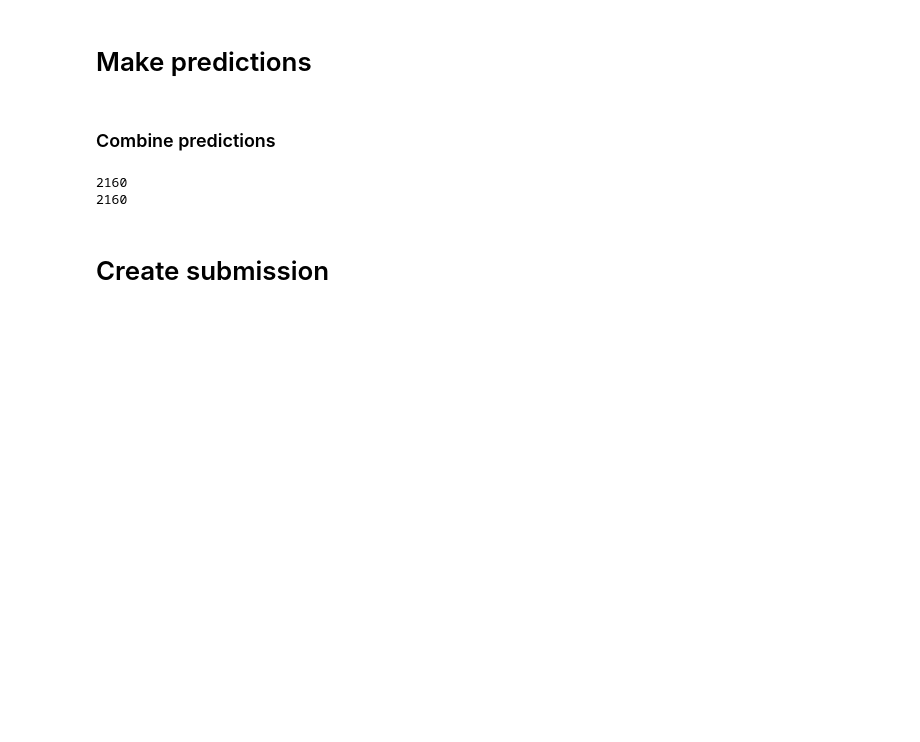
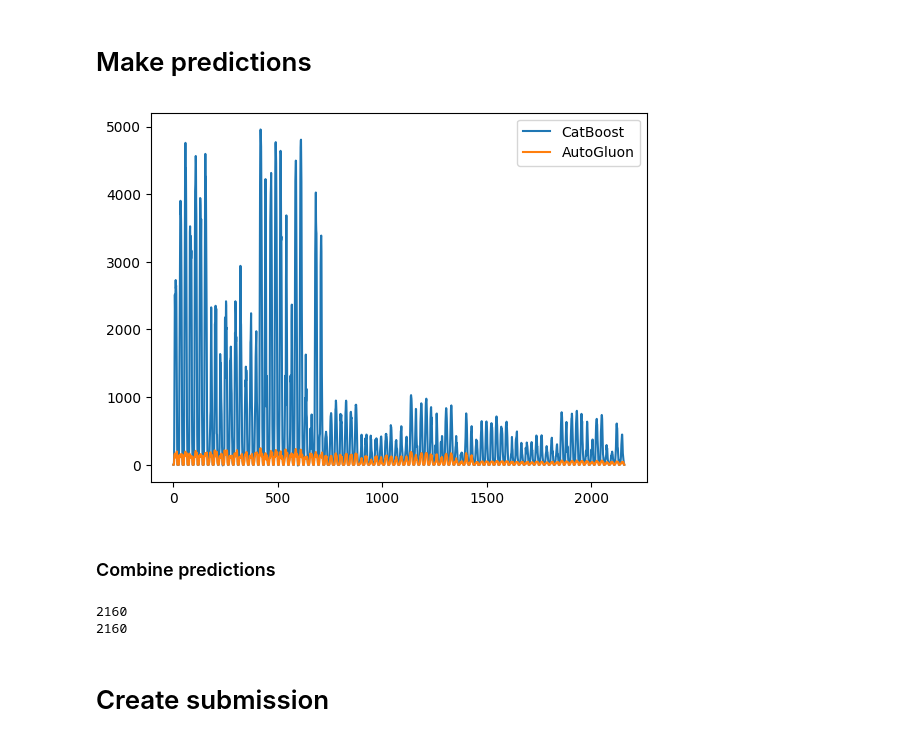
Before and after one commit to Hansstem/TDT4173-ML, a Jupyter notebook: delivery_notebooks/Short_notebook_1.ipynb, the cells around one changed output. Saved outputs shown, nothing was run; the diff lists cells and outputs as text; code cells hidden in the pictures; blank space fills up the shorter version.

```diff
--- a/delivery_notebooks/Short_notebook_1.ipynb
+++ b/delivery_notebooks/Short_notebook_1.ipynb
@@ -1035,3 +1319,13 @@ y_pred_ag = np.concatenate((y_pred_ag_a, y_pred_ag_b, y_pred_ag_c), axis=0)
+# %%
+import matplotlib.pyplot as plt
+
+# Plot the predictions
+plt.plot(y_pred_cat, label='CatBoost')
+plt.plot(y_pred_ag, label='AutoGluon')
+plt.legend()
+plt.show()
+# %% [output]
+[figure, added]
 # %% [markdown]
 ### Combine predictions
 # %%
```
Also changed, not shown: parts of 12 cells of this notebook, 6 other files.
